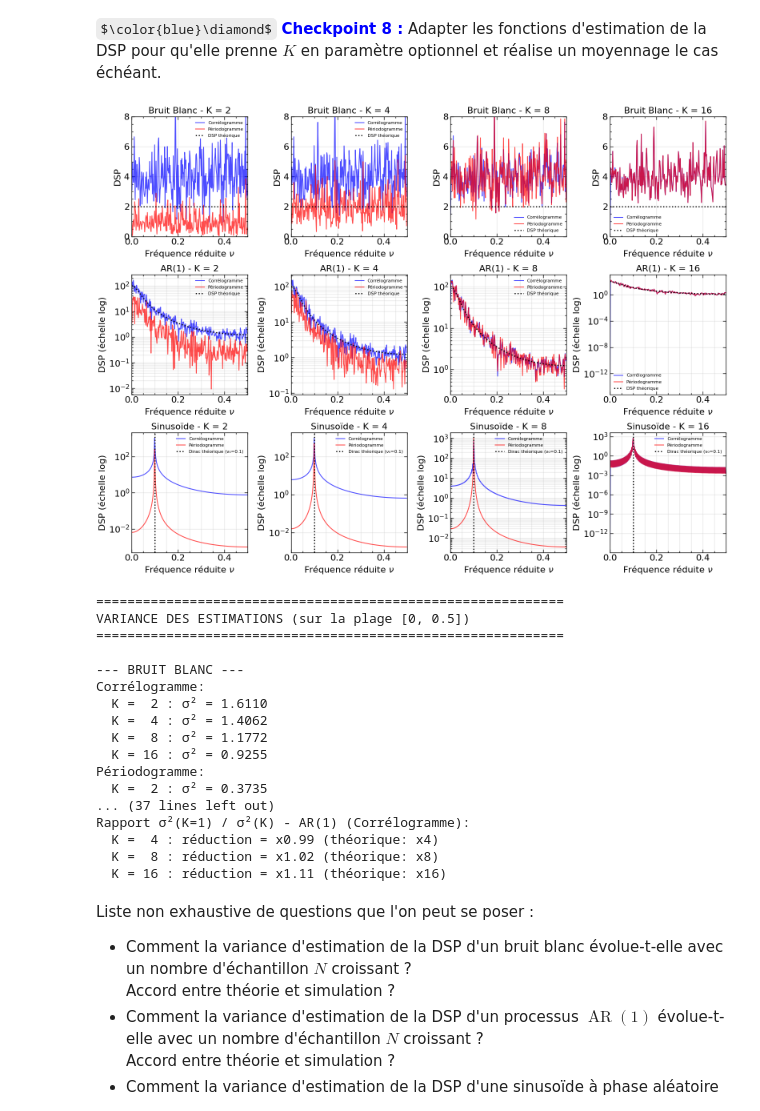
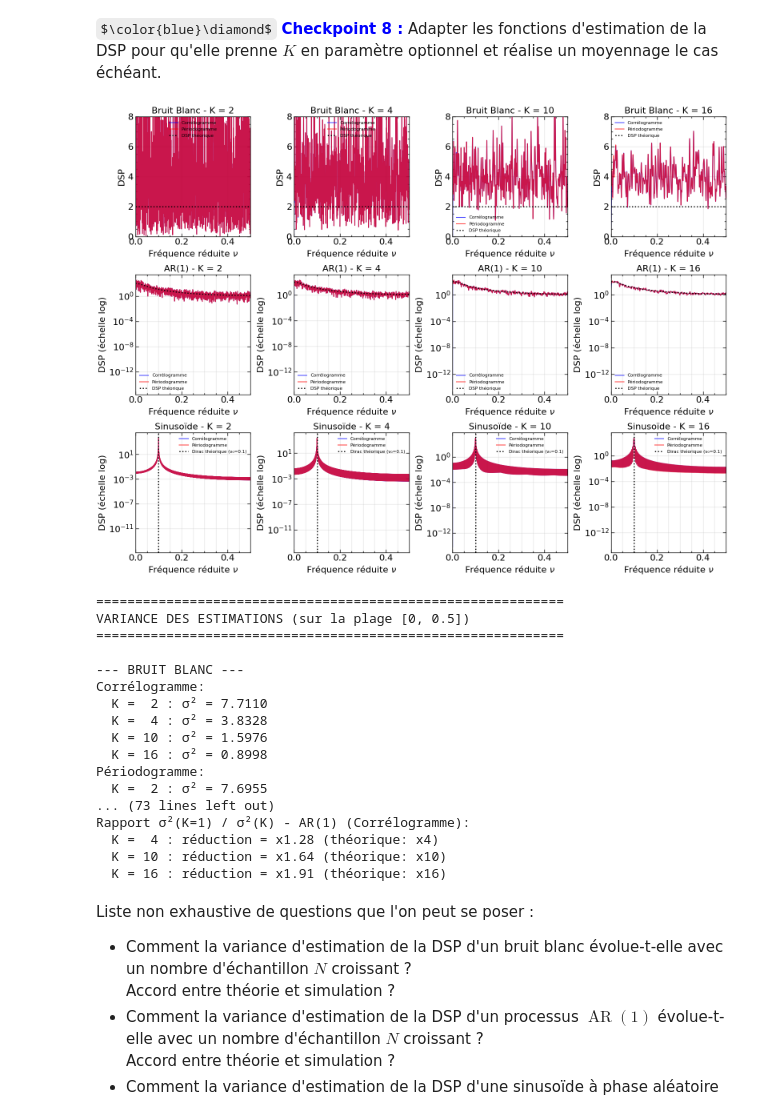
Before and after one commit to Nameless0l/Tp_MSA_2026_ENSEA, a Jupyter notebook: msa_lab_2025.ipynb, the cells around one changed output. Cells and saved outputs as stored; diff of their text form; code cells hidden in the pictures; some formulas as TeX source.

```diff
--- a/msa_lab_2025.ipynb
+++ b/msa_lab_2025.ipynb
@@ -905,8 +905,8 @@ ar1_long = s.lfilter([1], [1, -a], b_ar)
 phi_long = np.random.uniform(0, 2*np.pi)
 sinusoide_long = A * np.cos(2 * np.pi * nu_0 * np.arange(N_long) + phi_long)
 
-K_values = [2, 4, 8, 16]
-Nfft = 512
+K_values = [2, 4, 10, 16]
+Nfft = 4096
 
 nu_theo = np.linspace(0, 0.5, 1000)
 PSD_bb_theo = np.ones_like(nu_theo) * sigma_b
@@ -986,51 +986,51 @@ for K, var in zip(K_values, var_ar_corr):
 print("Périodogramme:")
 for K, var in zip(K_values, var_ar_per):
     print(f"  K = {K:2d} : σ² = {var:.4f}")
 
 print("\n--- SINUSOÏDE ---")
 var_sin_corr = [np.var(psdestimator_corr_avg(sinusoide_long, Nfft, K)[0]) for K in K_values]
 var_sin_per = [np.var(psdestimator_per_avg(sinusoide_long, Nfft, K)[0]) for K in K_values]
 
 print("Corrélogramme:")
 for K, var in zip(K_values, var_sin_corr):
     print(f"  K = {K:2d} : σ² = {var:.4f}")
 
 print("Périodogramme:")
 for K, var in zip(K_values, var_sin_per):
     print(f"  K = {K:2d} : σ² = {var:.4f}")
 
 print("\n" + "="*60)
 print("RAPPORT DE RÉDUCTION DE VARIANCE (référence: K=1)")
 print("="*60)
 
 print("\nRapport σ²(K=1) / σ²(K) - Bruit Blanc (Corrélogramme):")
 for K, var in zip(K_values[1:], var_bb_corr[1:]):
     ratio = var_bb_corr[0] / var
     print(f"  K = {K:2d} : réduction = x{ratio:.2f} (théorique: x{K})")
 
 print("\nRapport σ²(K=1) / σ²(K) - AR(1) (Corrélogramme):")
 for K, var in zip(K_values[1:], var_ar_corr[1:]):
     ratio = var_ar_corr[0] / var
     print(f"  K = {K:2d} : réduction = x{ratio:.2f} (théorique: x{K})")
 # %% [output]
-[figure, old version]
+[figure, new version]
 ============================================================
 VARIANCE DES ESTIMATIONS (sur la plage [0, 0.5])
 ============================================================
 
 --- BRUIT BLANC ---
 Corrélogramme:
-  K =  2 : σ² = 1.6110
-  K =  4 : σ² = 1.4062
-  K =  8 : σ² = 1.1772
-  K = 16 : σ² = 0.9255
+  K =  2 : σ² = 7.7110
+  K =  4 : σ² = 3.8328
+  K = 10 : σ² = 1.5976
+  K = 16 : σ² = 0.8998
 Périodogramme:
-  K =  2 : σ² = 0.3735
-... (37 lines left out)
+  K =  2 : σ² = 7.6955
+... (73 lines left out)
 Rapport σ²(K=1) / σ²(K) - AR(1) (Corrélogramme):
-  K =  4 : réduction = x0.99 (théorique: x4)
-  K =  8 : réduction = x1.02 (théorique: x8)
-  K = 16 : réduction = x1.11 (théorique: x16)
+  K =  4 : réduction = x1.28 (théorique: x4)
+  K = 10 : réduction = x1.64 (théorique: x10)
+  K = 16 : réduction = x1.91 (théorique: x16)
 # %% [markdown]
 Liste non exhaustive de questions que l'on peut se poser :
 - Comment la variance d'estimation de la DSP d'un bruit blanc évolue-t-elle avec un nombre d'échantillon $N$ croissant ?
```
Also changed, not shown: parts of 11 cells of this notebook, 14 other files.
